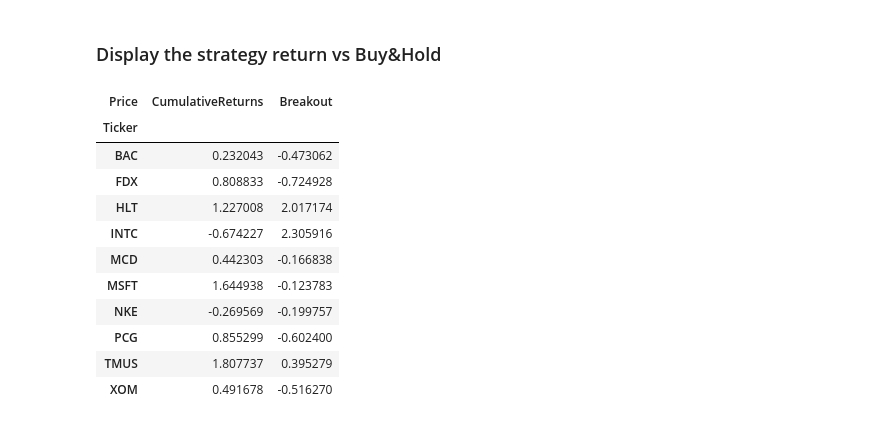
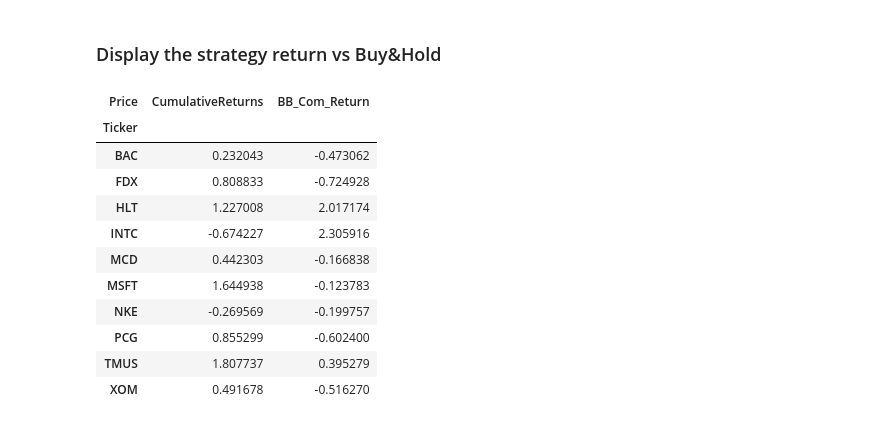
Before and after one commit to Imperial-Business-School/python-for-finance-bobby-zlatarov, a Jupyter notebook: NEW ASSIGNMENT.ipynb, the cells around one changed output. Cells and saved outputs as stored; diff of their text form; code cells hidden in the pictures.

```diff
--- a/NEW ASSIGNMENT.ipynb
+++ b/NEW ASSIGNMENT.ipynb
@@ -187,0 +205,6 @@ For example, when doing 'df[col].method(value, inplace=True)', try using 'df.met
+# %%
+
+df["BB_Com_Return"] = (1 + (df.Strategy)).groupby(df.Ticker).cumprod() - 1
+df["CumulativeReturns"] = (1 + df.SimpleReturns).groupby(df["Ticker"]).cumprod() - 1
+
+df
@@ -188,23 +226,11 @@ For example, when doing 'df[col].method(value, inplace=True)', try using 'df.met
 # %%
-df["Position"] = df.groupby("Ticker").Signal.shift()
-df["Strategy"] = df.SimpleReturns * df.Position
-df["Strategy"].fillna(0, inplace=True)
-
-#############
-returns = df_pivot.pct_change().dropna()
-#############
-
-
-df["Breakout"] = (1 + df.Strategy).groupby(df["Ticker"]).cumprod() - 1
-# Calculate the cumulative returns of the strategy
-df["CumulativeReturns"] = (1 + df.SimpleReturns).groupby(df["Ticker"]).cumprod() - 1
 
 # PLOT CUMULATIVE SIMPLE RETURNS VS STRATEGY RETURNS FOR THE FIRST TICKER
 first_ticker = df["Ticker"].unique()[6]
 df_first_ticker = df[df["Ticker"] == first_ticker]
 plt.figure(figsize=(12, 6))
 plt.plot(df_first_ticker.index, df_first_ticker["CumulativeReturns"], label="Cumulative Simple Returns", color="blue")
-plt.plot(df_first_ticker.index, df_first_ticker["Breakout"], label="Cumulative Strategy Returns", color="orange")
+plt.plot(df_first_ticker.index, df_first_ticker["BB_Com_Return"], label="Cumulative Strategy Returns", color="orange")
 plt.title(f"Cumulative Returns for {first_ticker}")
 plt.xlabel("Date")
 plt.ylabel("Cumulative Returns")
@@ -220,7 +246,7 @@ plt.plot(df_first_ticker.index, df_first_ticker["LowBand"], label="Lower Bound",
 
 df_first_ticker["SMA"] = df_first_ticker["Close"].rolling(window=20).mean()
 plt.plot(df_first_ticker.index, df_first_ticker["SMA"], label="Simple Moving Average", color="red")
-plt.plot(df_first_ticker.index, df_first_ticker["Breakout"], label="Breakout Strategy", color="orange")
+plt.plot(df_first_ticker.index, df_first_ticker["BB_Com_Return"], label="Breakout Strategy", color="orange")
 plt.title(f"Breakout Strategy for {first_ticker}")
 plt.xlabel("Date")
 plt.ylabel("Returns")
@@ -243,10 +263,10 @@ See the caveats in the documentation: https://pandas.pydata.org/pandas-docs/stab
 # %% [markdown]
 ### Display the strategy return vs Buy&Hold
 # %%
-final_returns = df.groupby("Ticker")[["CumulativeReturns", "Breakout"]].last()
+final_returns = df.groupby("Ticker")[["CumulativeReturns", "BB_Com_Return"]].last()
 final_returns
 # %% [output]
-| Price | CumulativeReturns | Breakout |
+| Price | CumulativeReturns | BB_Com_Return |
 | Ticker |  |  |
 | BAC | 0.232043 | -0.473062 |
 | FDX | 0.808833 | -0.724928 |
```
Also changed, not shown: parts of 23 cells of this notebook, 2 other files.
